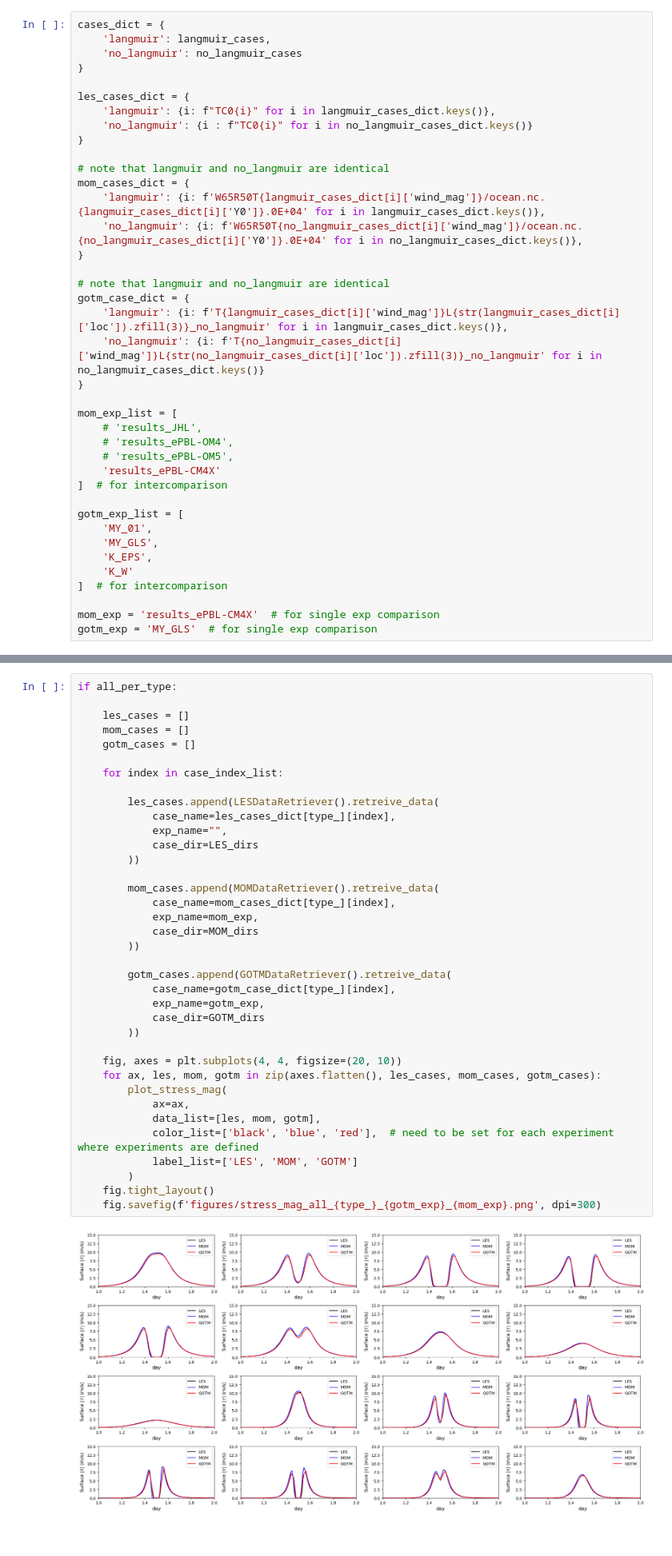
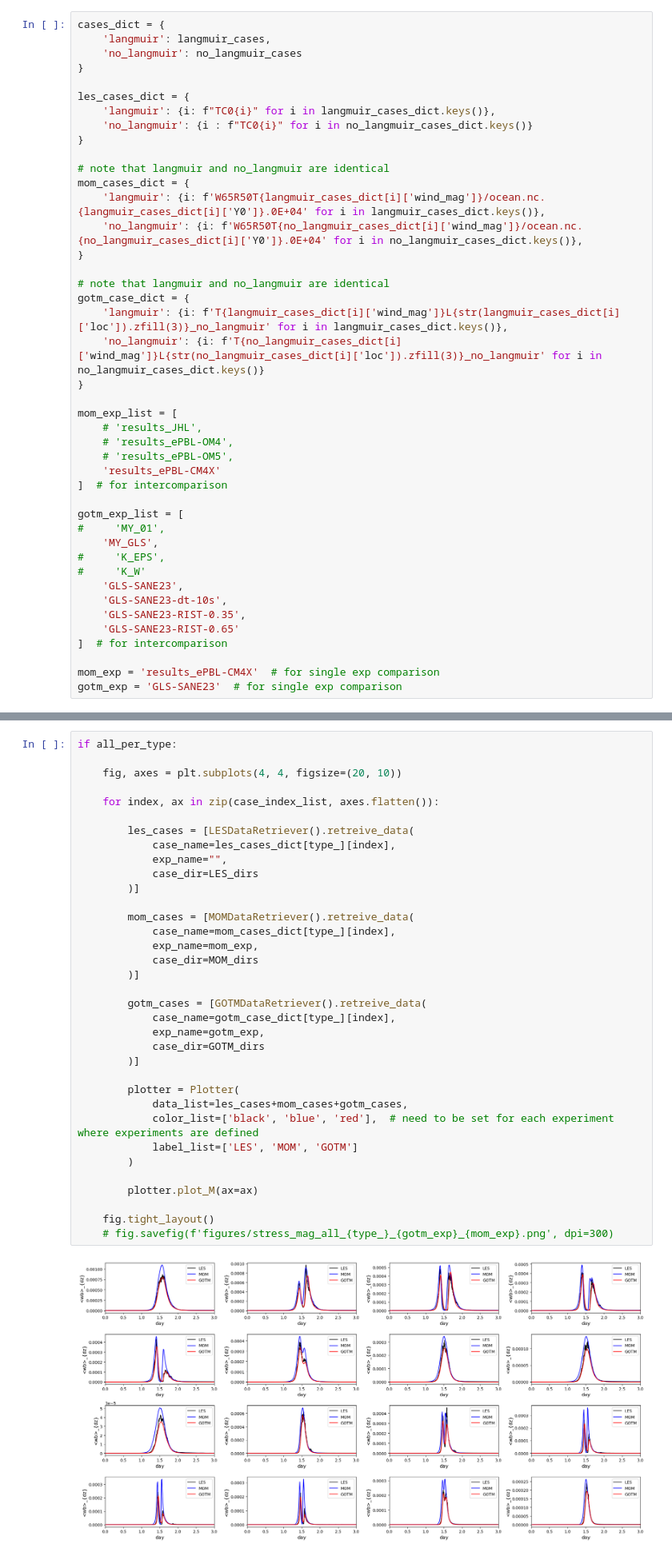
Before and after one commit to mrozowskamartaa/MOM6_SCM_Hurr, a Jupyter notebook: analysis/Compare_MOM_to_LES.ipynb, the cells around one changed output, grey strips where cells are left out. Shown at 80% size. Cells and saved outputs as stored; diff of their text form.

```diff
--- a/analysis/Compare_MOM_to_LES.ipynb
+++ b/analysis/Compare_MOM_to_LES.ipynb
@@ -130,14 +131,18 @@ mom_exp_list = [
 ]  # for intercomparison
 
 gotm_exp_list = [
-    'MY_01',
+#     'MY_01',
     'MY_GLS',
-    'K_EPS',
-    'K_W'
+#     'K_EPS',
+#     'K_W'
+    'GLS-SANE23',
+    'GLS-SANE23-dt-10s',
+    'GLS-SANE23-RIST-0.35',
+    'GLS-SANE23-RIST-0.65'
 ]  # for intercomparison
 
 mom_exp = 'results_ePBL-CM4X'  # for single exp comparison
-gotm_exp = 'MY_GLS'  # for single exp comparison
+gotm_exp = 'GLS-SANE23'  # for single exp comparison
 # %%
 all_per_type = True
 type_ = 'no_langmuir'
@@ -215,42 +239,40 @@ case_index_list
 # %%
 if all_per_type:
 
-    les_cases = []
-    mom_cases = []
-    gotm_cases = []
+    fig, axes = plt.subplots(4, 4, figsize=(20, 10))
 
-    for index in case_index_list:
+    for index, ax in zip(case_index_list, axes.flatten()):
 
-        les_cases.append(LESDataRetriever().retreive_data(
+        les_cases = [LESDataRetriever().retreive_data(
             case_name=les_cases_dict[type_][index],
             exp_name="",
             case_dir=LES_dirs
-        ))
+        )]
 
-        mom_cases.append(MOMDataRetriever().retreive_data(
+        mom_cases = [MOMDataRetriever().retreive_data(
             case_name=mom_cases_dict[type_][index],
             exp_name=mom_exp,
             case_dir=MOM_dirs
-        ))
+        )]
 
-        gotm_cases.append(GOTMDataRetriever().retreive_data(
+        gotm_cases = [GOTMDataRetriever().retreive_data(
             case_name=gotm_case_dict[type_][index],
             exp_name=gotm_exp,
             case_dir=GOTM_dirs
-        ))
+        )]
 
-    fig, axes = plt.subplots(4, 4, figsize=(20, 10))
-    for ax, les, mom, gotm in zip(axes.flatten(), les_cases, mom_cases, gotm_cases):
-        plot_stress_mag(
-            ax=ax,
-            data_list=[les, mom, gotm],
+        plotter = Plotter(
+            data_list=les_cases+mom_cases+gotm_cases,
             color_list=['black', 'blue', 'red'],  # need to be set for each experiment where experiments are defined
             label_list=['LES', 'MOM', 'GOTM']
         )
+
+        plotter.plot_M(ax=ax)
+
     fig.tight_layout()
-    fig.savefig(f'figures/stress_mag_all_{type_}_{gotm_exp}_{mom_exp}.png', dpi=300)
+    # fig.savefig(f'figures/stress_mag_all_{type_}_{gotm_exp}_{mom_exp}.png', dpi=300)
 # %% [output]
-[figure, old version]
+[figure, new version]
 # %%
 for index in case_index_list:
 
```
Also changed, not shown: parts of 7 cells of this notebook, 3 other files.
